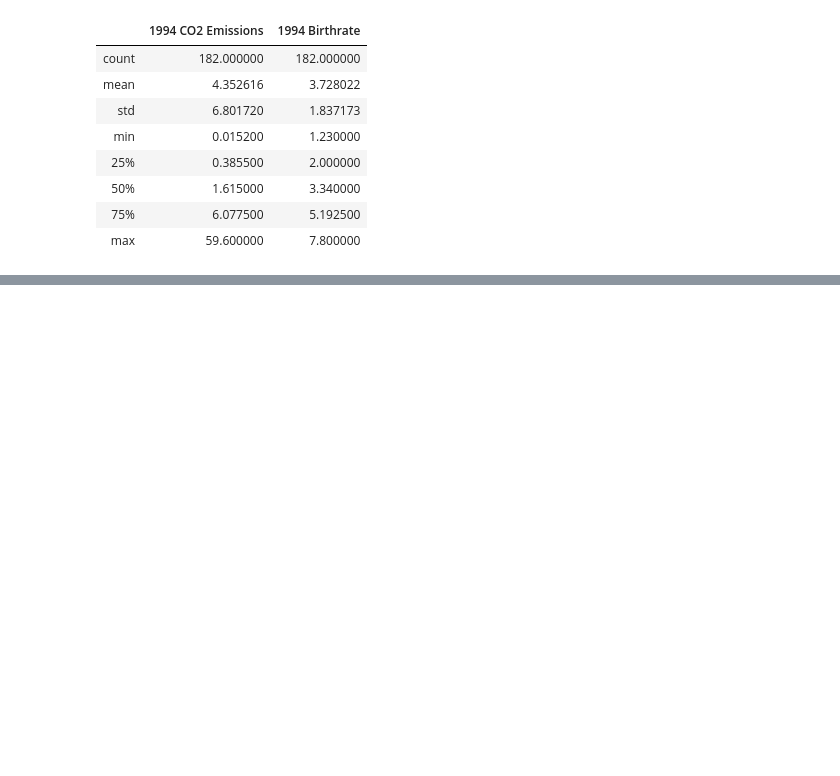
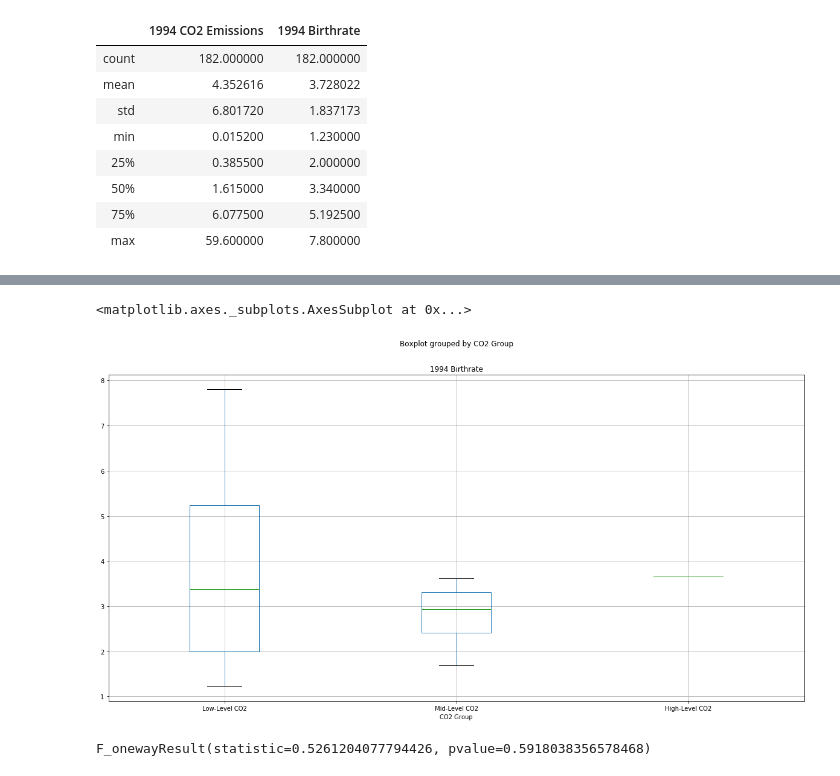
Before and after one commit to VallieTracy/project-one, a Jupyter notebook: Team_Awesome_Project_1.ipynb, the cells around one changed output, grey strips where cells are left out. Saved outputs shown, nothing was run; the diff lists cells and outputs as text; code cells hidden in the pictures; blank space fills up the shorter version.

```diff
--- a/Team_Awesome_Project_1.ipynb
+++ b/Team_Awesome_Project_1.ipynb
@@ -767,3 +670,12 @@ df_1994.describe()
 | 50% | 1.615000 | 3.340000 |
 | 75% | 6.077500 | 5.192500 |
 | max | 59.600000 | 7.800000 |
+# %%
+#try binning on the 1994 df
+#group by co2 emissions <=19.87, (19.87, 39.74], > 39.74
+
+#create bins to place the carbon emissions
+bins = [0, 19.87, 39.74, 59.7]
+
+#create labels for the bins
+group_labels = ["Low-Level CO2", "Mid-Level CO2", "High-Level CO2"]
@@ -769,0 +693,4 @@ df_1994.describe()
+# %%
+#place the data series into a new column inside of the DataFrame
+df_1994["CO2 Group"] = pd.cut(df_1994["1994 CO2 Emissions"], bins, labels=group_labels)
+df_1994
@@ -769,0 +711,8 @@ df_1994.describe()
+# %%
+#try running ANOVA on the above dataframe
+
+#create a boxplot to compare means
+df_1994.boxplot("1994 Birthrate", by="CO2 Group", figsize=(20, 10))
+# %% [output]
+<matplotlib.axes._subplots.AxesSubplot at 0x...>
+[figure, added]
@@ -770,2 +724,7 @@ df_1994.describe()
+# %%
+#perform the anova
+stats.f_oneway(group1, group2, group3)
+# %% [output]
+F_onewayResult(statistic=0.5261204077794426, pvalue=0.5918038356578468)
 # %%
 df_2004.describe()
```
Also changed, not shown: parts of 41 cells of this notebook.
